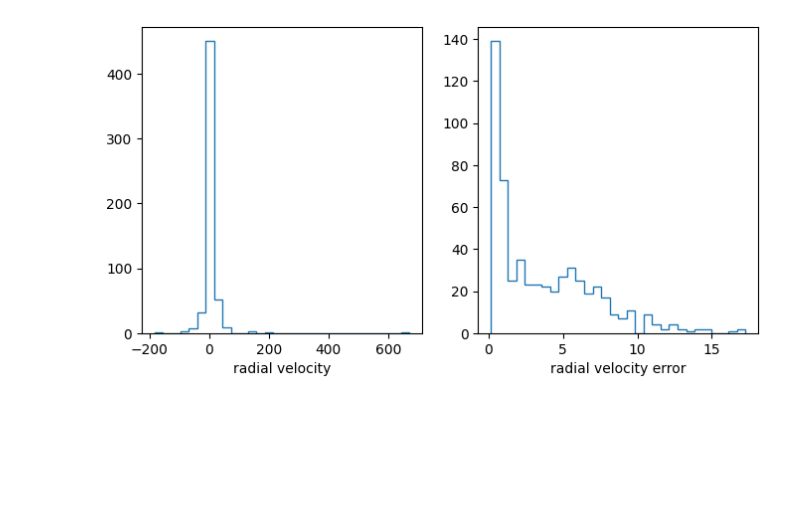
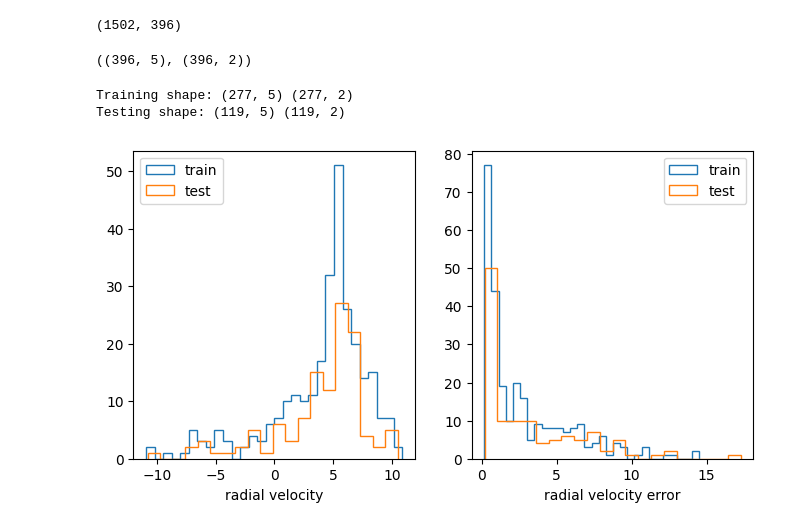
Before and after one commit to stevenalfonso/radial-velocity, a Jupyter notebook: regression_radial_velocity.ipynb, the cells around one changed output. Cells and saved outputs as stored; diff of their text form; code cells hidden in the pictures; blank space fills up the shorter version.

```diff
--- a/regression_radial_velocity.ipynb
+++ b/regression_radial_velocity.ipynb
@@ -23,17 +27,19 @@ from tensorflow.keras.layers import Dense, Dropout, Input
 # %%
-cluster_candidates = pd.read_csv('/Users/steven/Documents/CPoint/data/pleiades_candidates.csv')
+#cluster_candidates = pd.read_csv('/Users/steven/Documents/CPoint/data/pleiades_candidates.csv')
+cluster_candidates = pd.read_csv('../PleiadesTidalTails/data/clean.csv')
 del cluster_candidates['Unnamed: 0']
-del cluster_candidates['Unnamed: 0.1']
 
-for i in range(len(cluster_candidates)):
-        #if (np.median(cluster_candidates['ra']) > 300.) or (np.median(cluster_candidates['ra']) < 10.):
-        if cluster_candidates['ra'].values[i] > 300.:
-                cluster_candidates['ra'].values[i] -= 360
-                #cluster_candidates.loc[cluster_candidates['ra'] > 300, 'ra'] -= 360
+# for i in range(len(cluster_candidates)):
+#         #if (np.median(cluster_candidates['ra']) > 300.) or (np.median(cluster_candidates['ra']) < 10.):
+#         if cluster_candidates['ra'].values[i] > 300.:
+#                 cluster_candidates['ra'].values[i] -= 360
+#                 #cluster_candidates.loc[cluster_candidates['ra'] > 300, 'ra'] -= 360
 
 print(len(cluster_candidates))
 
 cluster_candidates_rv = cluster_candidates[~cluster_candidates['radial_velocity'].isna()]
 cluster_candidates_rv = cluster_candidates_rv[~cluster_candidates_rv['radial_velocity_error'].isna()]
+print(len(cluster_candidates_rv))
+cluster_candidates_rv = cluster_candidates_rv[(np.abs(cluster_candidates_rv['radial_velocity']) <= 0.3*np.std(cluster_candidates_rv['radial_velocity']))]
 cluster_candidates_rv.info()
 # %% [output]
@@ -56,0 +83,4 @@ memory usage: 139.2 KB
+# %%
+len(cluster_candidates), len(cluster_candidates_rv)
+# %% [output]
+(1502, 396)
@@ -57,13 +90,41 @@ memory usage: 139.2 KB
+# %%
+x_data = np.array(cluster_candidates_rv[['ra','dec','pmra','pmdec','parallax']])
+#x_data = np.array(cluster_candidates_rv[['ra','dec','pmra','pmdec']])
+#x_data = np.array(cluster_candidates_rv[['l','b','pmra','pmdec','parallax']])
+
+y_data = np.array(cluster_candidates_rv[['radial_velocity','radial_velocity_error']])
+x_data.shape, y_data.shape
+# %% [output]
+((396, 5), (396, 2))
+# %%
+x_train, x_test, y_train, y_test = train_test_split(x_data, y_data, test_size=0.3, random_state=42)
+
+# normalizer = Normalizer()
+# x_train = normalizer.fit_transform(x_train)
+# x_test = normalizer.fit_transform(x_test)
+scaler = StandardScaler()
+x_train = scaler.fit_transform(x_train)
+x_test = scaler.fit_transform(x_test)
+
+print('Training shape:', x_train.shape, y_train.shape)
+print('Testing shape:', x_test.shape, y_test.shape)
+# %% [output]
+Training shape: (277, 5) (277, 2)
+Testing shape: (119, 5) (119, 2)
 # %%
 plt.figure(figsize=(8,4))
 
 plt.subplot(1,2,1)
-plt.hist(cluster_candidates_rv['radial_velocity'], bins=30, density=False, histtype='step')
+plt.hist(y_train[:,0], bins=30, density=False, histtype='step', label='train')
+plt.hist(y_test[:,0], bins=20, density=False, histtype='step', label='test')
+plt.legend()
 plt.xlabel('radial velocity')
 
 plt.subplot(1,2,2)
-plt.hist(cluster_candidates_rv['radial_velocity_error'], bins=30, histtype='step', density=False)
+plt.hist(y_train[:,1], bins=30, density=False, histtype='step', label='train')
+plt.hist(y_test[:,1], bins=20, density=False, histtype='step', label='test')
+plt.legend()
 plt.xlabel('radial velocity error')
 plt.show()
 # %% [output]
-[figure, old version]
+[figure, new version]
```
Also changed, not shown: parts of 22 cells of this notebook.
